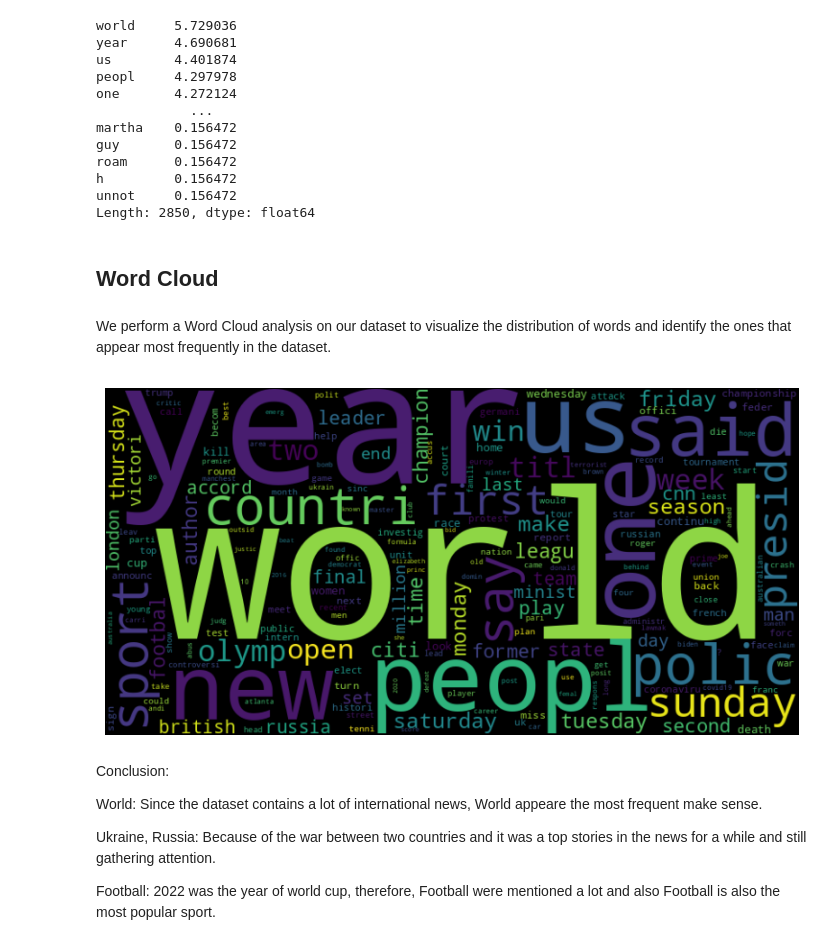
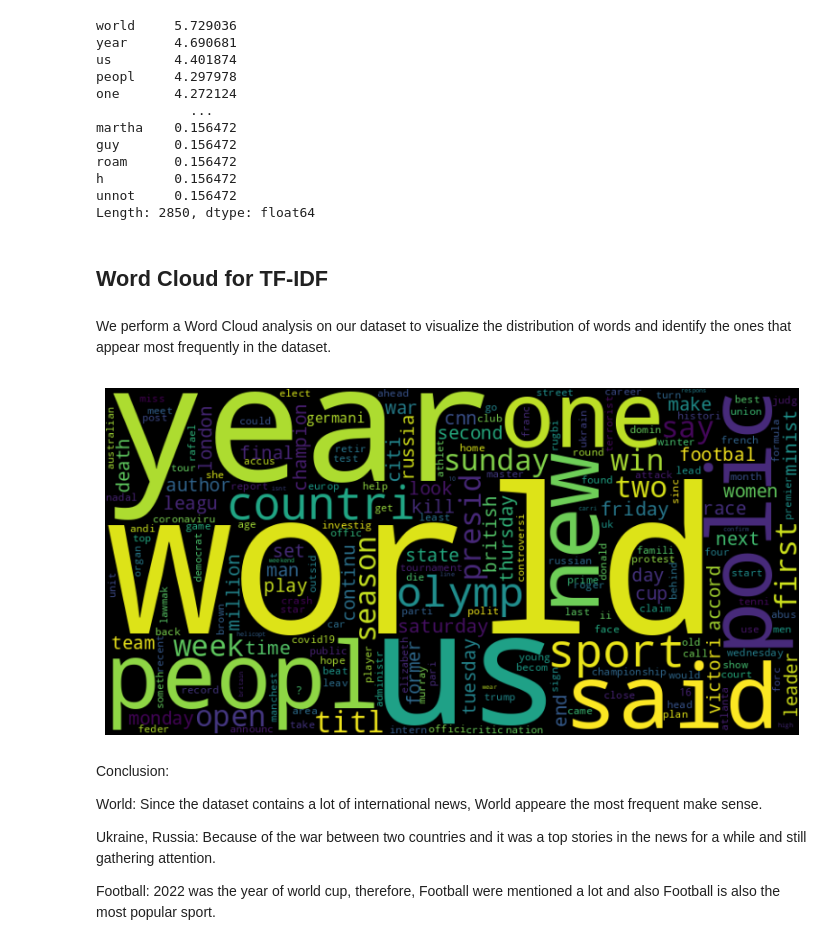
Before and after one commit to mwangcy/BA820, a Jupyter notebook: Project_BA820/Project_BA820.ipynb, the cells around one changed output. Drawn from its saved outputs; the diff is of its cells as text; code cells hidden in the pictures.

```diff
--- a/Project_BA820/Project_BA820.ipynb
+++ b/Project_BA820/Project_BA820.ipynb
@@ -269,7 +269,7 @@ df
 # %% [markdown]
 We change the "Data published" column to a datetime datatype.
 # %%
-df["Date published"] = pd.to_datetime(df["Date published"]).dt.strftime('%Y/%m/%d')
+df["Date published"] = pd.to_datetime(df["Date published"]).dt.strftime('%Y/%m')
 df
 # %% [output]
 |  | Author | Date published | Category | Section | Headline | Description | Keywords | Second headline | ... |
@@ -522,20 +549,20 @@ h         0.156472
 unnot     0.156472
 Length: 2850, dtype: float64
 # %% [markdown]
-## Word Cloud
+## Word Cloud for TF-IDF
 # %% [markdown]
 
 We perform a Word Cloud analysis on our dataset to visualize the distribution of words and identify the ones that appear most frequently in the dataset.
 # %%
-word_freq_description = bow_description.sum(axis=0).sort_values(ascending=False).to_dict()
+word_freq_description = tfidf_description.sum(axis=0).sort_values(ascending=False).to_dict()
 wordcloud_description = WordCloud(width=800, height=400, background_color='black').generate_from_frequencies(word_freq_description)
 
 plt.figure(figsize=(10, 5))
 plt.imshow(wordcloud_description, interpolation='bilinear')
 plt.axis('off')
 plt.show()
 # %% [output]
-[figure, old version]
+[figure, new version]
 # %% [markdown]
 Conclusion:
 
```
Also changed, not shown: parts of 39 cells of this notebook.
